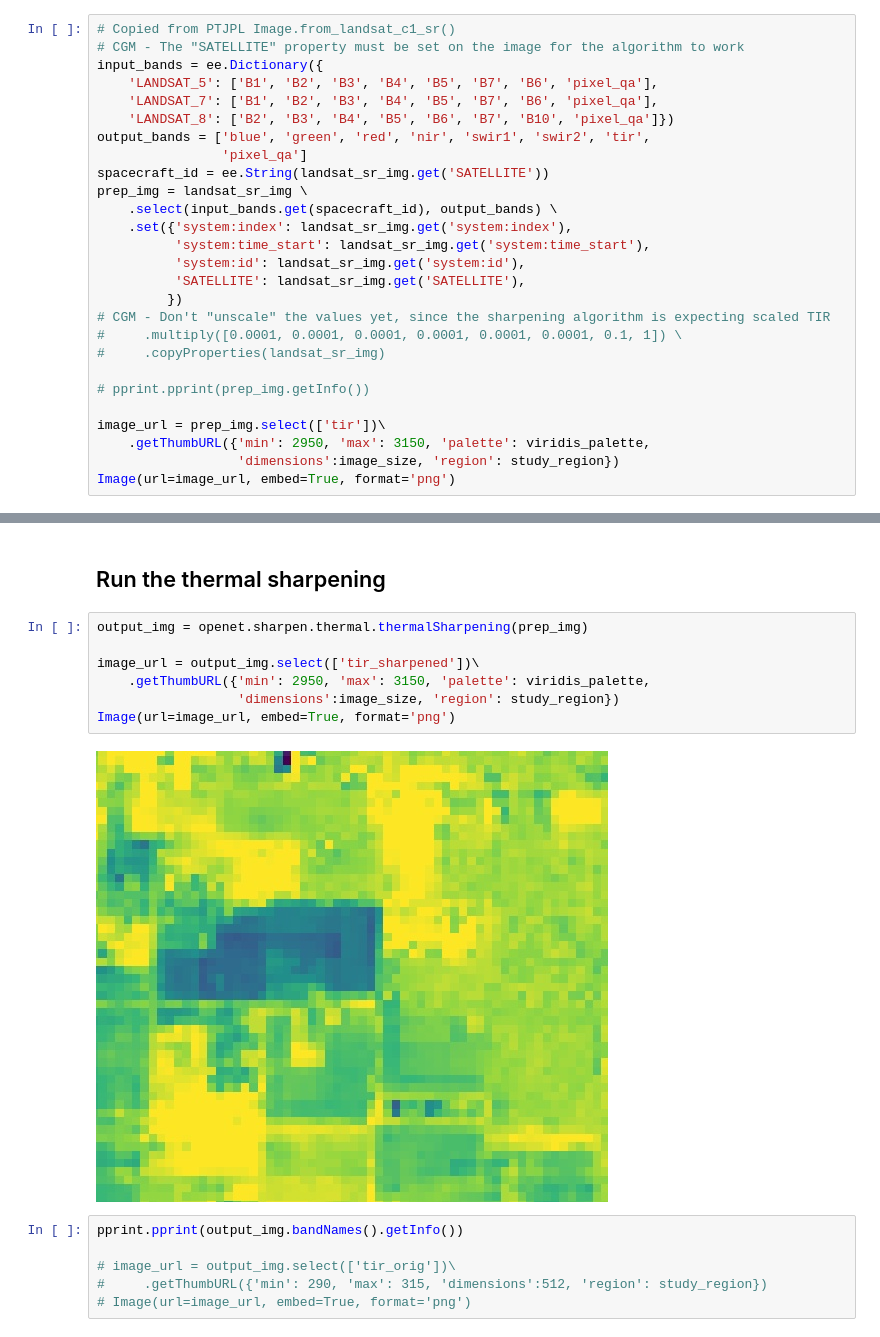
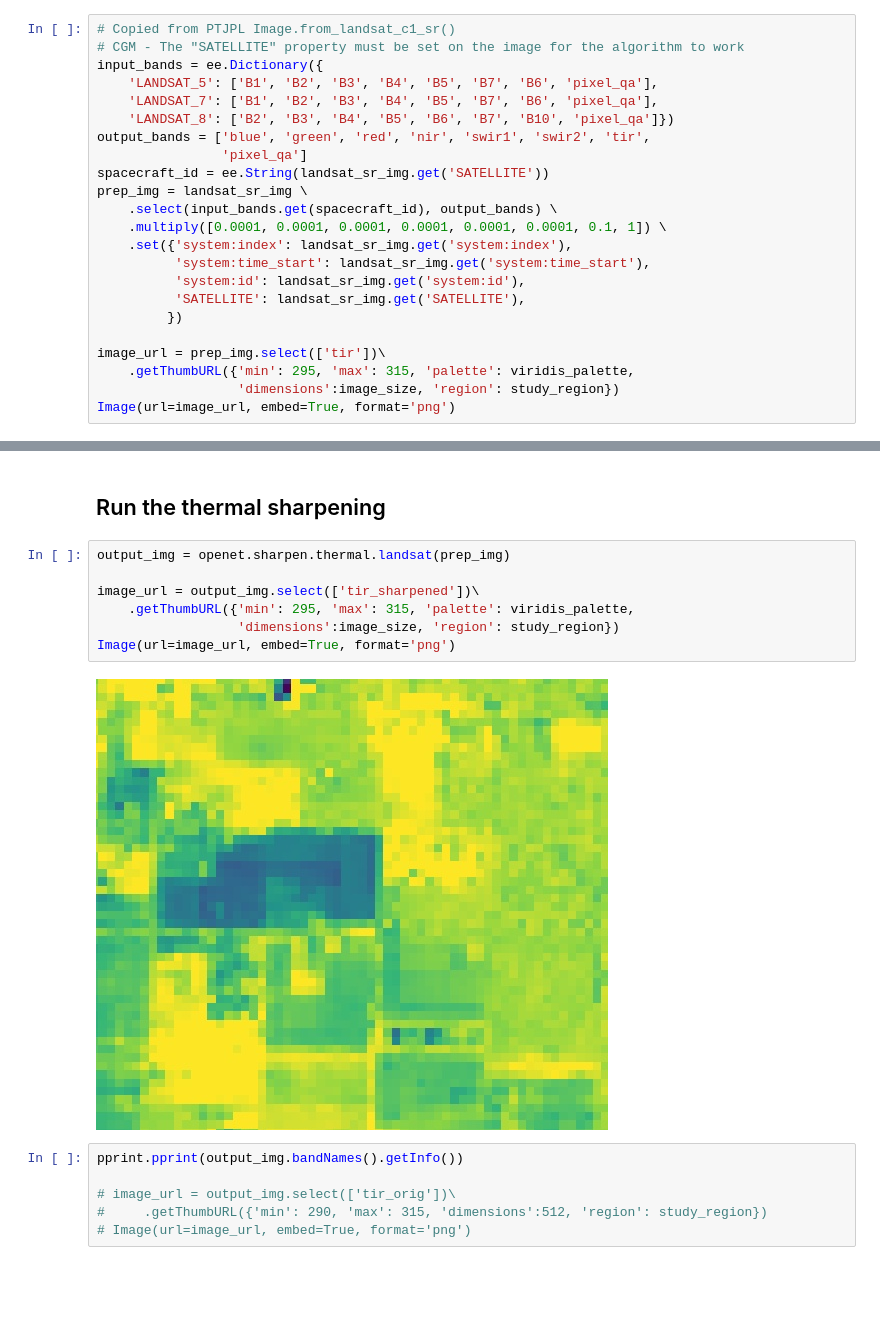
Before and after one commit to Open-ET/openet-landsat-lst, a Jupyter notebook: examples/landsat_thermal_sharpening.ipynb, the cells around one changed output, grey strips where cells are left out. Saved outputs shown, nothing was run; the diff lists cells and outputs as text; blank space fills up the shorter version.

```diff
--- a/examples/landsat_thermal_sharpening.ipynb
+++ b/examples/landsat_thermal_sharpening.ipynb
@@ -51,19 +51,15 @@ output_bands = ['blue', 'green', 'red', 'nir', 'swir1', 'swir2', 'tir',
 spacecraft_id = ee.String(landsat_sr_img.get('SATELLITE'))
 prep_img = landsat_sr_img \
     .select(input_bands.get(spacecraft_id), output_bands) \
+    .multiply([0.0001, 0.0001, 0.0001, 0.0001, 0.0001, 0.0001, 0.1, 1]) \
     .set({'system:index': landsat_sr_img.get('system:index'),
           'system:time_start': landsat_sr_img.get('system:time_start'),
           'system:id': landsat_sr_img.get('system:id'),
           'SATELLITE': landsat_sr_img.get('SATELLITE'),
          })
-# CGM - Don't "unscale" the values yet, since the sharpening algorithm is expecting scaled TIR
-#     .multiply([0.0001, 0.0001, 0.0001, 0.0001, 0.0001, 0.0001, 0.1, 1]) \
-#     .copyProperties(landsat_sr_img)
-
-# pprint.pprint(prep_img.getInfo())
 
 image_url = prep_img.select(['tir'])\
-    .getThumbURL({'min': 2950, 'max': 3150, 'palette': viridis_palette,
+    .getThumbURL({'min': 295, 'max': 315, 'palette': viridis_palette,
                   'dimensions':image_size, 'region': study_region})
 Image(url=image_url, embed=True, format='png')
 # %% [output]
@@ -71,14 +67,14 @@ Image(url=image_url, embed=True, format='png')
 # %% [markdown]
 ## Run the thermal sharpening
 # %%
-output_img = openet.sharpen.thermal.thermalSharpening(prep_img)
+output_img = openet.sharpen.thermal.landsat(prep_img)
 
 image_url = output_img.select(['tir_sharpened'])\
-    .getThumbURL({'min': 2950, 'max': 3150, 'palette': viridis_palette,
+    .getThumbURL({'min': 295, 'max': 315, 'palette': viridis_palette,
                   'dimensions':image_size, 'region': study_region})
 Image(url=image_url, embed=True, format='png')
 # %% [output]
-[figure, old version]
+[figure, new version]
 # %%
 pprint.pprint(output_img.bandNames().getInfo())
 
```
Also changed, not shown: parts of 1 cell of this notebook, 4 other files.
